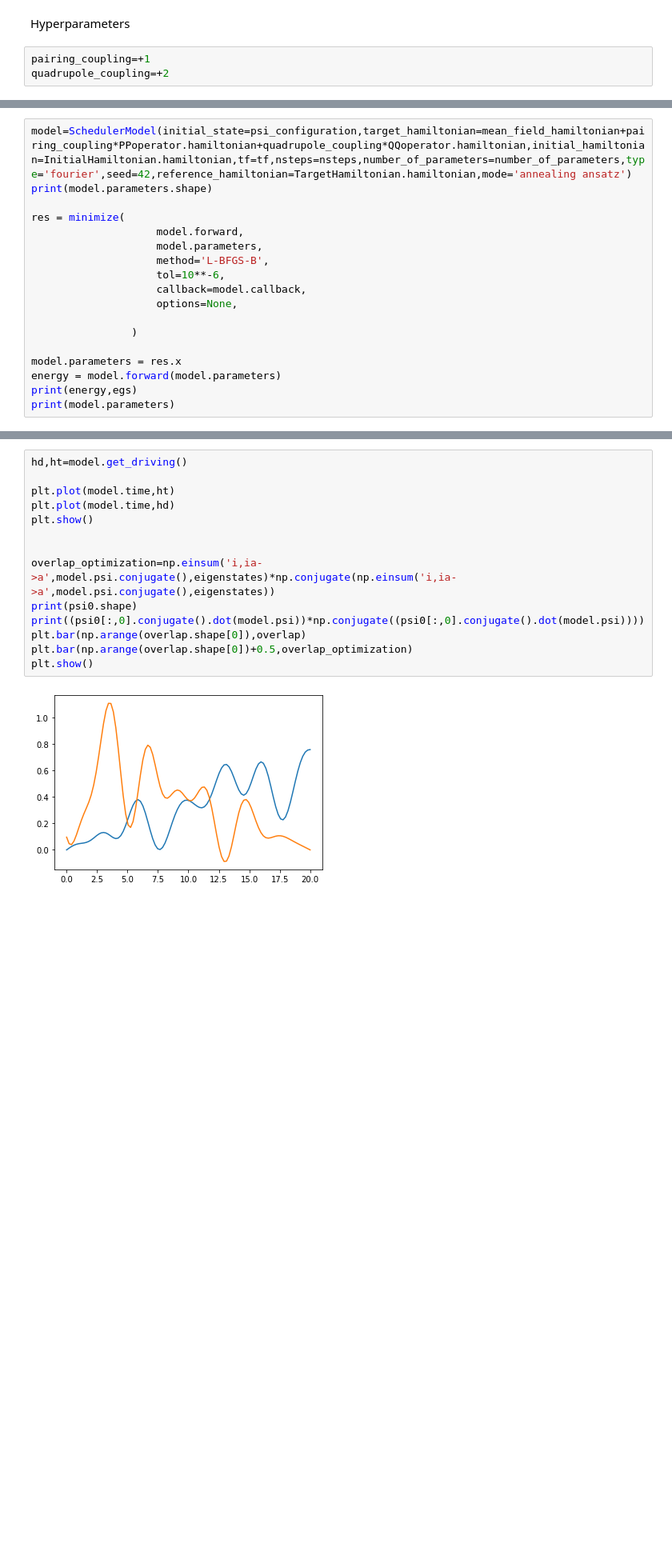
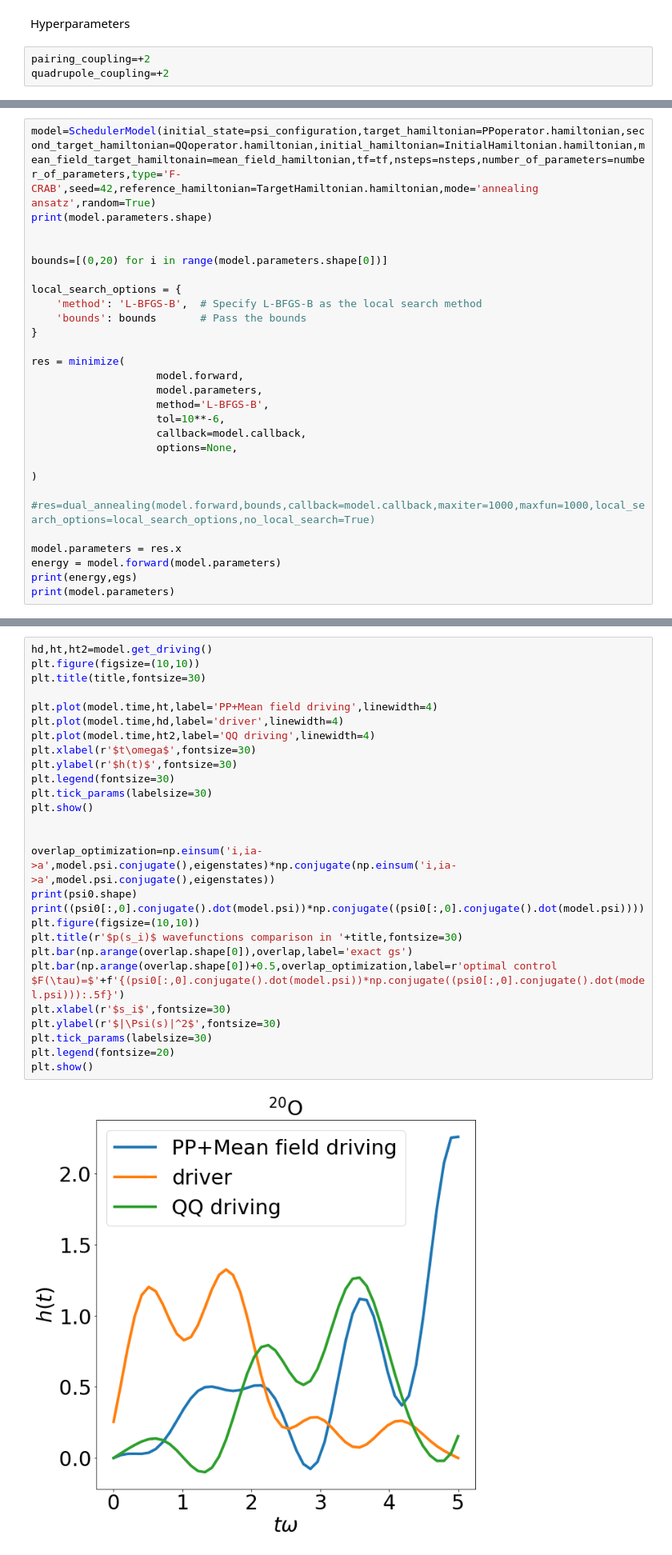
Before and after one commit to emacosta95/2nd_qa4nsm, a Jupyter notebook: SimplerHamiltonianAnalysis.ipynb, the cells around one changed output, grey strips where cells are left out. Shown at 80% size. Saved outputs shown, nothing was run; the diff lists cells and outputs as text; blank space fills up the shorter version.

Commit message:
quantum optimal control algorithm for the nuclear shell model

```diff
--- a/SimplerHamiltonianAnalysis.ipynb
+++ b/SimplerHamiltonianAnalysis.ipynb
@@ -77,7 +173,7 @@ Hamiltonian shape= (51, 51)
 # %% [markdown]
 Hyperparameters
 # %%
-pairing_coupling=+1
+pairing_coupling=+2
 quadrupole_coupling=+2
 # %%
 matrix_qq,_=get_twobody_nuclearshell_model(file_name=qq_filename)
@@ -162,6 +291,14 @@ min energy= -15.405709999999996
 # %%
-model=SchedulerModel(initial_state=psi_configuration,target_hamiltonian=mean_field_hamiltonian+pairing_coupling*PPoperator.hamiltonian+quadrupole_coupling*QQoperator.hamiltonian,initial_hamiltonian=InitialHamiltonian.hamiltonian,tf=tf,nsteps=nsteps,number_of_parameters=number_of_parameters,type='fourier',seed=42,reference_hamiltonian=TargetHamiltonian.hamiltonian,mode='annealing ansatz')
+model=SchedulerModel(initial_state=psi_configuration,target_hamiltonian=PPoperator.hamiltonian,second_target_hamiltonian=QQoperator.hamiltonian,initial_hamiltonian=InitialHamiltonian.hamiltonian,mean_field_target_hamiltonain=mean_field_hamiltonian,tf=tf,nsteps=nsteps,number_of_parameters=number_of_parameters,type='F-CRAB',seed=42,reference_hamiltonian=TargetHamiltonian.hamiltonian,mode='annealing ansatz',random=True)
 print(model.parameters.shape)
+
+
+bounds=[(0,20) for i in range(model.parameters.shape[0])]
+
+local_search_options = {
+    'method': 'L-BFGS-B',  # Specify L-BFGS-B as the local search method
+    'bounds': bounds       # Pass the bounds
+}
 
 res = minimize(
                     model.forward,
@@ -171,7 +308,9 @@ res = minimize(
                     callback=model.callback,
                     options=None,
 
-                )
+)
+
+#res=dual_annealing(model.forward,bounds,callback=model.callback,maxiter=1000,maxfun=1000,local_search_options=local_search_options,no_local_search=True)
 
 model.parameters = res.x
 energy = model.forward(model.parameters)
@@ -199,18 +335,31 @@ print(model.parameters)
 # %% [markdown]
 #### Analysis of the Optimization
 # %%
-hd,ht=model.get_driving()
+hd,ht,ht2=model.get_driving()
+plt.figure(figsize=(10,10))
+plt.title(title,fontsize=30)
 
-plt.plot(model.time,ht)
-plt.plot(model.time,hd)
+plt.plot(model.time,ht,label='PP+Mean field driving',linewidth=4)
+plt.plot(model.time,hd,label='driver',linewidth=4)
+plt.plot(model.time,ht2,label='QQ driving',linewidth=4)
+plt.xlabel(r'$t\omega$',fontsize=30)
+plt.ylabel(r'$h(t)$',fontsize=30)
+plt.legend(fontsize=30)
+plt.tick_params(labelsize=30)
 plt.show()
 
 
 overlap_optimization=np.einsum('i,ia->a',model.psi.conjugate(),eigenstates)*np.conjugate(np.einsum('i,ia->a',model.psi.conjugate(),eigenstates))
 print(psi0.shape)
 print((psi0[:,0].conjugate().dot(model.psi))*np.conjugate((psi0[:,0].conjugate().dot(model.psi))))
-plt.bar(np.arange(overlap.shape[0]),overlap)
-plt.bar(np.arange(overlap.shape[0])+0.5,overlap_optimization)
+plt.figure(figsize=(10,10))
+plt.title(r'$p(s_i)$ wavefunctions comparison in '+title,fontsize=30)
+plt.bar(np.arange(overlap.shape[0]),overlap,label='exact gs')
+plt.bar(np.arange(overlap.shape[0])+0.5,overlap_optimization,label=r'optimal control $F(\tau)=$'+f'{(psi0[:,0].conjugate().dot(model.psi))*np.conjugate((psi0[:,0].conjugate().dot(model.psi))):.5f}')
+plt.xlabel(r'$s_i$',fontsize=30)
+plt.ylabel(r'$|\Psi(s)|^2$',fontsize=30)
+plt.tick_params(labelsize=30)
+plt.legend(fontsize=20)
 plt.show()
 # %% [output]
-[figure, old version]
+[figure, new version]
```
Also changed, not shown: parts of 16 cells of this notebook, 12 other files.
